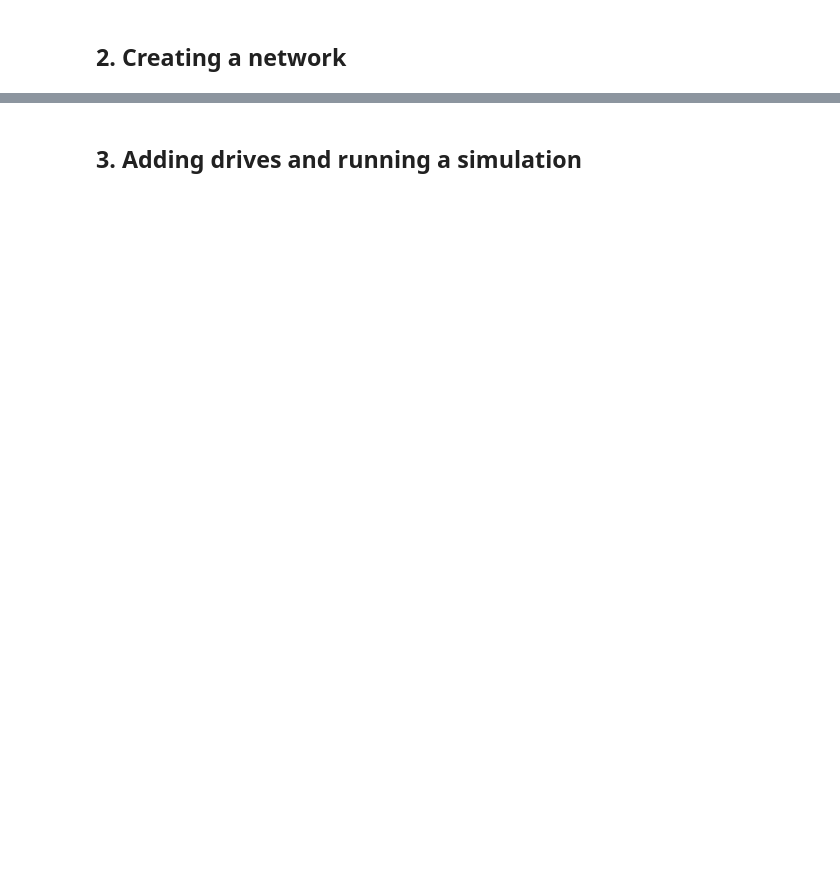
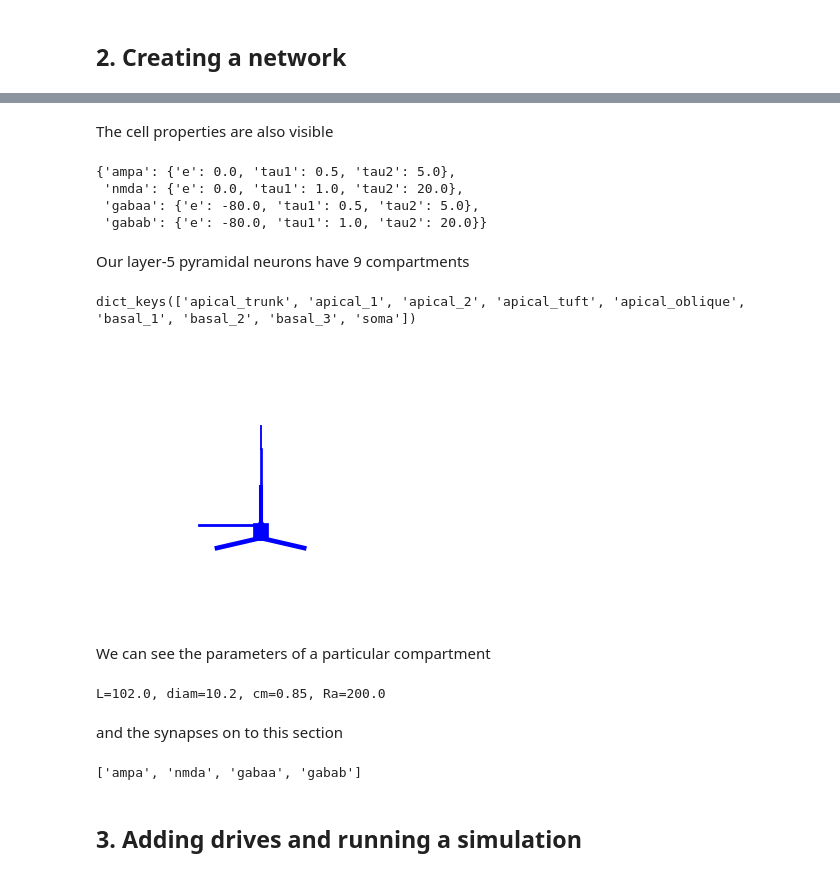
Before and after one commit to jonescompneurolab/hnn-workshop-materials, a Jupyter notebook: erp_tutorial_hnn_core_v01.ipynb, the cells around one changed output, grey strips where cells are left out. Saved outputs shown, nothing was run; the diff lists cells and outputs as text; code cells hidden in the pictures; blank space fills up the shorter version.

```diff
--- a/erp_tutorial_hnn_core_v01.ipynb
+++ b/erp_tutorial_hnn_core_v01.ipynb
@@ -58,2 +81,33 @@ fig = net.cell_types['L5_pyramidal'].plot_morphology()
+# %% [markdown]
+The cell properties are also visible
+# %%
+net.cell_types['L5_pyramidal'].synapses
+# %% [output]
+{'ampa': {'e': 0.0, 'tau1': 0.5, 'tau2': 5.0},
+ 'nmda': {'e': 0.0, 'tau1': 1.0, 'tau2': 20.0},
+ 'gabaa': {'e': -80.0, 'tau1': 0.5, 'tau2': 5.0},
+ 'gabab': {'e': -80.0, 'tau1': 1.0, 'tau2': 20.0}}
+# %% [markdown]
+Our layer-5 pyramidal neurons have 9 compartments
+# %%
+net.cell_types['L5_pyramidal'].sections.keys()
+# %% [output]
+dict_keys(['apical_trunk', 'apical_1', 'apical_2', 'apical_tuft', 'apical_oblique', 'basal_1', 'basal_2', 'basal_3', 'soma'])
+# %%
+net.cell_types['L5_pyramidal'].plot_morphology();
+# %% [output]
+[figure, added]
+# %% [markdown]
+We can see the parameters of a particular compartment
+# %%
+net.cell_types['L5_pyramidal'].sections['apical_trunk']
+# %% [output]
+L=102.0, diam=10.2, cm=0.85, Ra=200.0
+# %% [markdown]
+and the synapses on to this section
+# %%
+net.cell_types['L5_pyramidal'].sections['apical_trunk'].syns
+# %% [output]
+['ampa', 'nmda', 'gabaa', 'gabab']
 # %% [markdown]
 ## 3. Adding drives and running a simulation
```
Also changed, not shown: parts of 29 cells of this notebook, 2 other files.
